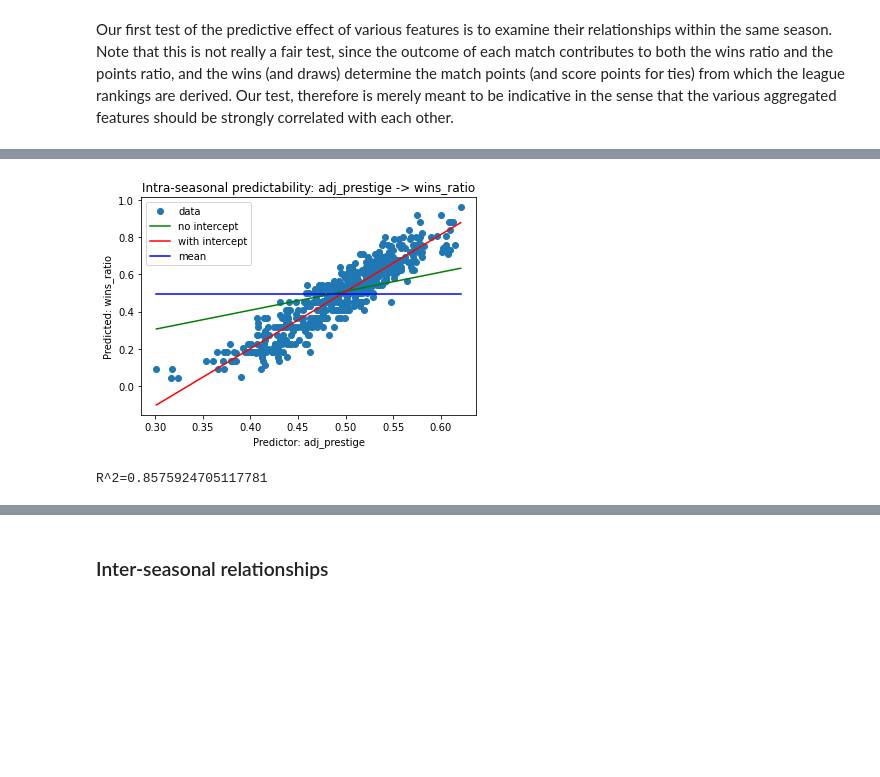
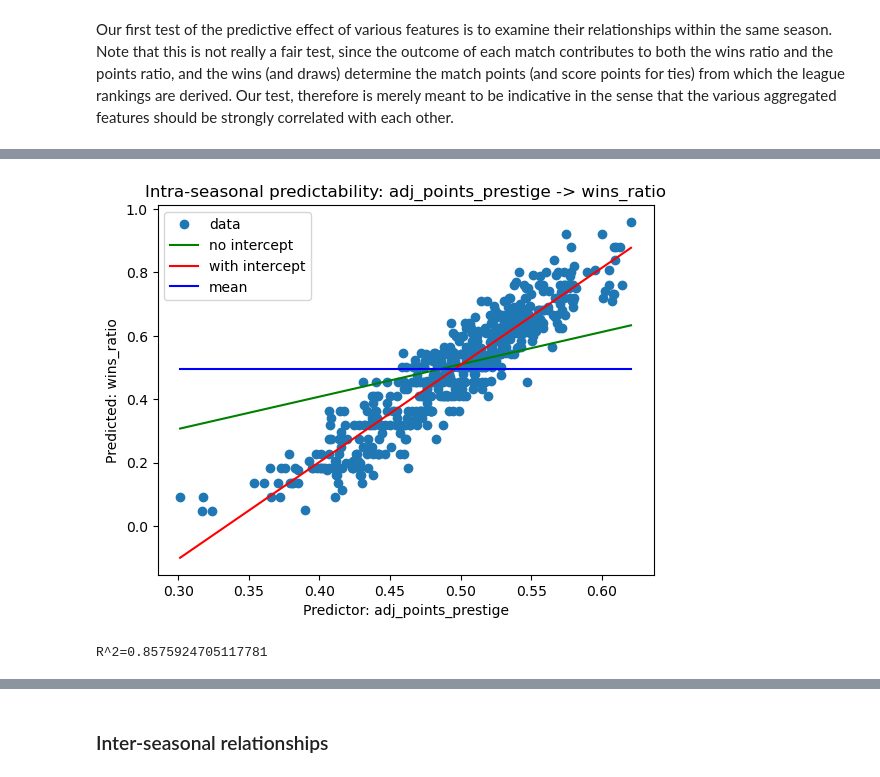
Before and after one commit to gaj67/gaj-data-science, a Jupyter notebook: AFL/notebooks/4_seasonal_effects.ipynb, the cells around one changed output, grey strips where cells are left out. Drawn from its saved outputs; the diff is of its cells as text; code cells hidden in the pictures; blank space fills up the shorter version.

Commit message:
Added more seasonal features and analysis.

```diff
--- a/AFL/notebooks/4_seasonal_effects.ipynb
+++ b/AFL/notebooks/4_seasonal_effects.ipynb
@@ -18,5 +44,5 @@ df_matches['timestamp'] = df_matches.datetime.apply(date_fn)
 # %%
-df_seasonal = pd.read_csv(os.path.join("..", "data", "seasonal_features.csv"))
+df_seasonal = pd.read_csv(os.path.join("..", "data", "end_season_features.csv"))
 # %%
 df_seasonal
 # %% [output]
@@ -39,7 +65,7 @@ all_seasons = sorted(set(df_seasonal.season))
 # Exclude the last season, as it is currently incomplete
 removed_season = all_seasons[-1]
 all_seasons = all_seasons[:-1]
-df_seasonal = df_seasonal.loc[df_seasonal.season < removed_season]
+df_seasonal = df_seasonal.loc[df_seasonal.season < removed_season].copy()
 # %% [markdown]
 ## Seasonal prediction
 # %% [markdown]
@@ -115,6 +159,6 @@ R^2=0.9187584427643045
 # %%
-res = intra_seasonal_plot('adj_prestige', 'wins_ratio')
+res = intra_seasonal_plot('adj_points_prestige', 'wins_ratio')
 print(f"R^2={res[0]}")
 # %% [output]
-[figure, old version]
+[figure, new version]
 R^2=0.8575924705117781
```
Also changed, not shown: parts of 47 cells of this notebook, 7 other files.
